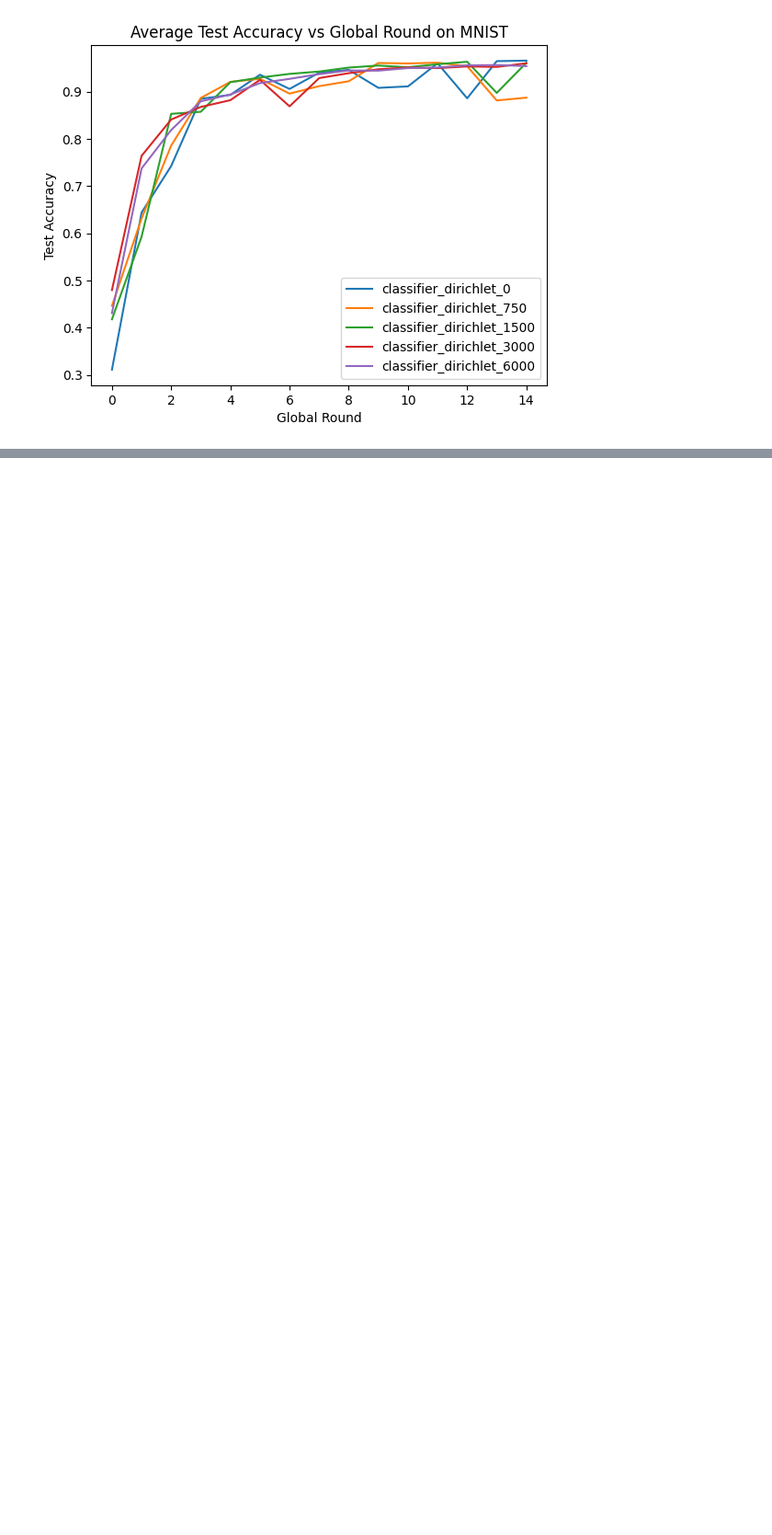
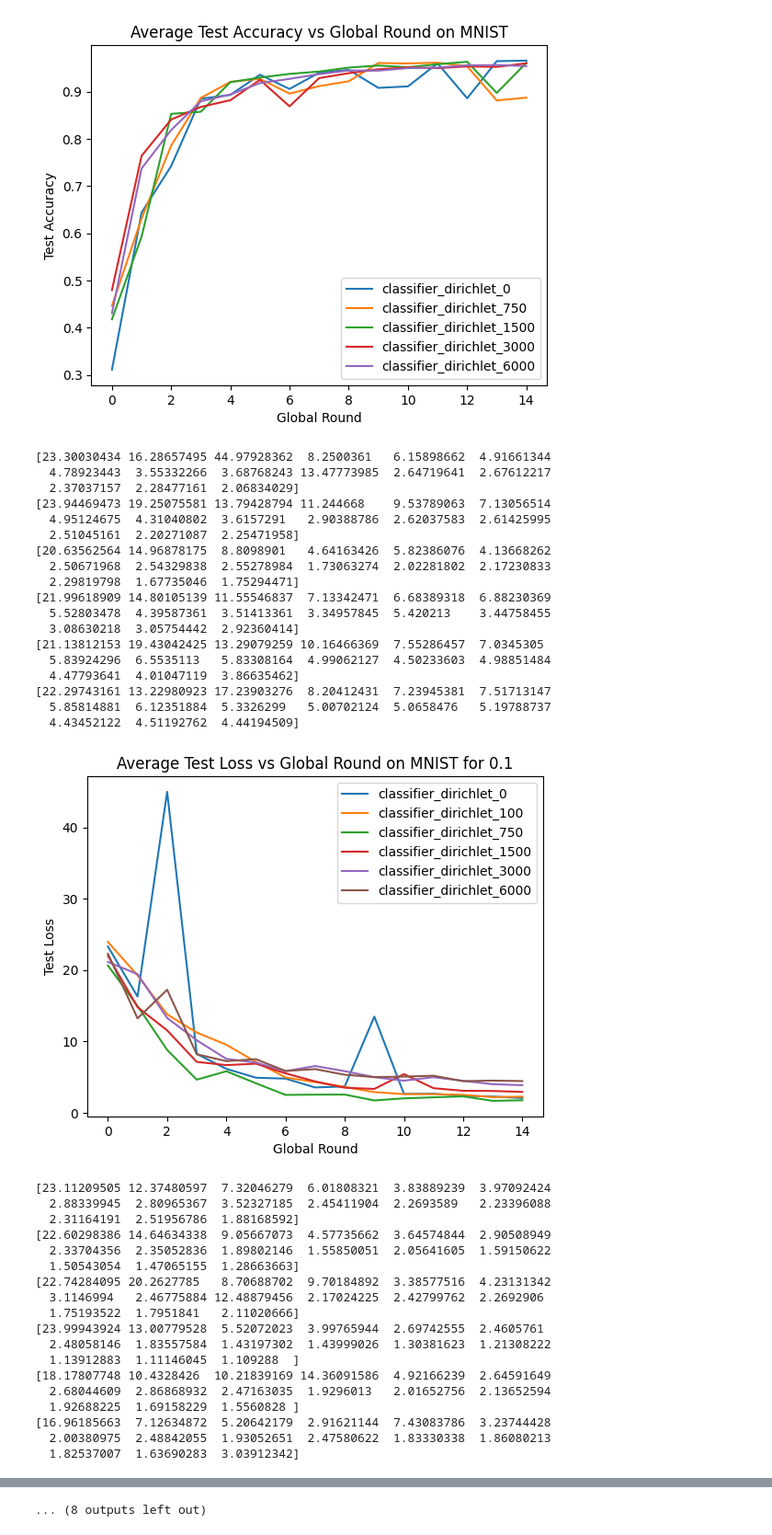
Before and after one commit to Lyadalachanchu/FederatedImputation, a Jupyter notebook: src/jupyter_notebook/process_data.ipynb, the cells around one changed output, grey strips where cells are left out. Shown at 92% size. Drawn from its saved outputs; the diff is of its cells as text; code cells hidden in the pictures; blank space fills up the shorter version.

```diff
--- a/src/jupyter_notebook/process_data.ipynb
+++ b/src/jupyter_notebook/process_data.ipynb
@@ -177,3 +177,68 @@ plt.legend()
 plt.show()
 # %% [output]
 [figure]
+# %%
+import pickle
+import numpy as np
+import matplotlib.pyplot as plt
+# This aggregates all the dirchlets for each k
+clients_data = []
+# ks = [0, 100, 750, 1500, 3000, 6000]
+ks = [0, 100, 750, 1500, 3000, 6000]
+for dirichlet in np.linspace(0.1,1, 10):
+    dirichlet = round(dirichlet, 1)
+    for k in ks:
+            path = f"C:\\Users\\LohithSai\\Desktop\\FederatedImputation\\save\\objects\\fedimputed_{k}_{dirichlet}_mnist_exq_15_C[1.0]_iid[2]_E[1]_B[10].pkl"
+            with open(path, 'rb') as f:
+                clients_data.append(pickle.load(f))
+            dirch_metrics = []
+            # plt.plot(np.mean(clients_data[-1][1], axis=0), label = f"classifier_{dirichlet}")
+            dirch_metrics.append(np.mean(clients_data[-1][1], axis=0))
+            dirch_metrics = np.array(dirch_metrics)
+            plt.plot(np.mean(dirch_metrics, axis=0), label = f"classifier_dirichlet_{k}")
+            print(np.mean(dirch_metrics, axis=0))
+            # print(len(np.mean(clients_data[-1][1], axis=0)))
+            plt.title(f"Average Test Loss vs Global Round on MNIST for {dirichlet}")
+            plt.xlabel('Global Round')
+            plt.ylabel('Test Loss')
+
+    plt.legend()
+    plt.show()
+# %% [output]
+[23.30030434 16.28657495 44.97928362  8.2500361   6.15898662  4.91661344
+  4.78923443  3.55332266  3.68768243 13.47773985  2.64719641  2.67612217
+  2.37037157  2.28477161  2.06834029]
+[23.94469473 19.25075581 13.79428794 11.244668    9.53789063  7.13056514
+  4.95124675  4.31040802  3.6157291   2.90388786  2.62037583  2.61425995
+  2.51045161  2.20271087  2.25471958]
+[20.63562564 14.96878175  8.8098901   4.64163426  5.82386076  4.13668262
+  2.50671968  2.54329838  2.55278984  1.73063274  2.02281802  2.17230833
+  2.29819798  1.67735046  1.75294471]
+[21.99618909 14.80105139 11.55546837  7.13342471  6.68389318  6.88230369
+  5.52803478  4.39587361  3.51413361  3.34957845  5.420213    3.44758455
+  3.08630218  3.05754442  2.92360414]
+[21.13812153 19.43042425 13.29079259 10.16466369  7.55286457  7.0345305
+  5.83924296  6.5535113   5.83308164  4.99062127  4.50233603  4.98851484
+  4.47793641  4.01047119  3.86635462]
+[22.29743161 13.22980923 17.23903276  8.20412431  7.23945381  7.51713147
+  5.85814881  6.12351884  5.3326299   5.00702124  5.0658476   5.19788737
+  4.43452122  4.51192762  4.44194509]
+[figure, added]
+[23.11209505 12.37480597  7.32046279  6.01808321  3.83889239  3.97092424
+  2.88339945  2.80965367  3.52327185  2.45411904  2.2693589   2.23396088
+  2.31164191  2.51956786  1.88168592]
+[22.60298386 14.64634338  9.05667073  4.57735662  3.64574844  2.90508949
+  2.33704356  2.35052836  1.89802146  1.55850051  2.05641605  1.59150622
+  1.50543054  1.47065155  1.28663663]
+[22.74284095 20.2627785   8.70688702  9.70184892  3.38577516  4.23131342
+  3.1146994   2.46775884 12.48879456  2.17024225  2.42799762  2.2692906
+  1.75193522  1.7951841   2.11020666]
+[23.99943924 13.00779528  5.52072023  3.99765944  2.69742555  2.4605761
+  2.48058146  1.83557584  1.43197302  1.43999026  1.30381623  1.21308222
+  1.13912883  1.11146045  1.109288  ]
+[18.17807748 10.4328426  10.21839169 14.36091586  4.92166239  2.64591649
+  2.68044609  2.86868932  2.47163035  1.9296013   2.01652756  2.13652594
+  1.92688225  1.69158229  1.5560828 ]
+[16.96185663  7.12634872  5.20642179  2.91621144  7.43083786  3.23744428
+  2.00380975  2.48842055  1.93052651  2.47580622  1.83330338  1.86080213
+  1.82537007  1.63690283  3.03912342]
@@ -179,0 +322 @@ plt.show()
+... (8 outputs left out)
```
Also changed, not shown: parts of 2 cells of this notebook, 4 other files.
